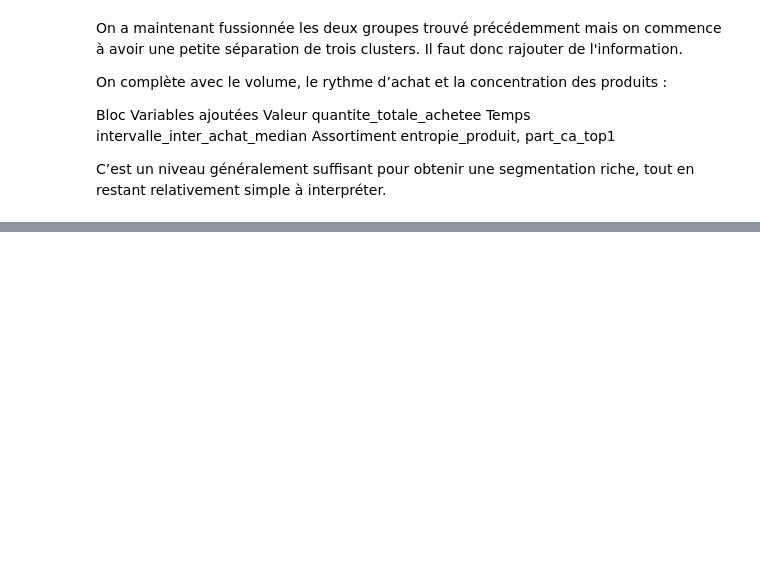
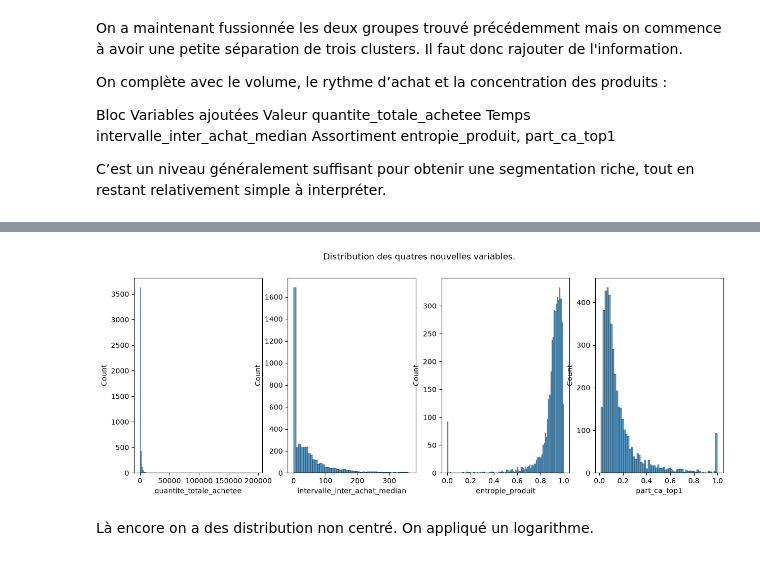
Before and after one commit to fmazur57u/Projet-Kmeans-et-spectral-clustering, a Jupyter notebook: Kmeans_spectral_clustering.ipynb, the cells around one changed output, grey strips where cells are left out. Drawn from its saved outputs; the diff is of its cells as text; code cells hidden in the pictures; blank space fills up the shorter version.

Commit message:
Ajout de variables

```diff
--- a/Kmeans_spectral_clustering.ipynb
+++ b/Kmeans_spectral_clustering.ipynb
@@ -601,0 +620,21 @@ C’est un niveau généralement suffisant pour obtenir une segmentation riche,
+# %%
+# Une date par commande
+dates_commandes = (
+    df.groupby(["CustomerID", "InvoiceNo"])["InvoiceDate"]
+    .min()
+    .reset_index()
+    .sort_values(["CustomerID", "InvoiceDate"])
+)
+
+# Intervalle entre deux commandes successives
+dates_commandes["intervalle_inter_achat"] = (
+    dates_commandes.groupby("CustomerID")["InvoiceDate"].diff().dt.days
+)
+
+data["intervalle_inter_achat_median"] = (
+    dates_commandes.groupby("CustomerID")["intervalle_inter_achat"]
+    .median()
+    .rename("intervalle_inter_achat_median")
+)
+data.fillna(0, inplace=True)
+data
@@ -601,0 +698,14 @@ C’est un niveau généralement suffisant pour obtenir une segmentation riche,
+# %%
+ca_par_produit = (
+    df.groupby(["CustomerID", "StockCode"])["montant_total_transaction"]
+    .sum()
+    .rename("ca_produit")
+)
+
+part_ca_produit = ca_par_produit / ca_par_produit.groupby("CustomerID").transform("sum")
+
+data["part_ca_top1"] = (
+    part_ca_produit.groupby("CustomerID").max().rename("part_ca_top1")
+)
+
+data
@@ -601,0 +727,13 @@ C’est un niveau généralement suffisant pour obtenir une segmentation riche,
+# %%
+fig, ax = plt.subplots(1, 4)
+fig.set_size_inches(15, 5)
+plt.suptitle("Distribution des quatres nouvelles variables.")
+sns.histplot(data, x="quantite_totale_achetee", ax=ax[0])
+sns.histplot(data, x="intervalle_inter_achat_median", ax=ax[1])
+sns.histplot(data, x="entropie_produit", ax=ax[2])
+sns.histplot(data, x="part_ca_top1", ax=ax[3])
+plt.show()
+# %% [output]
+[figure, added]
+# %% [markdown]
+Là encore on a des distribution non centré. On appliqué un logarithme.
```
Also changed, not shown: parts of 37 cells of this notebook, 1 other file.
